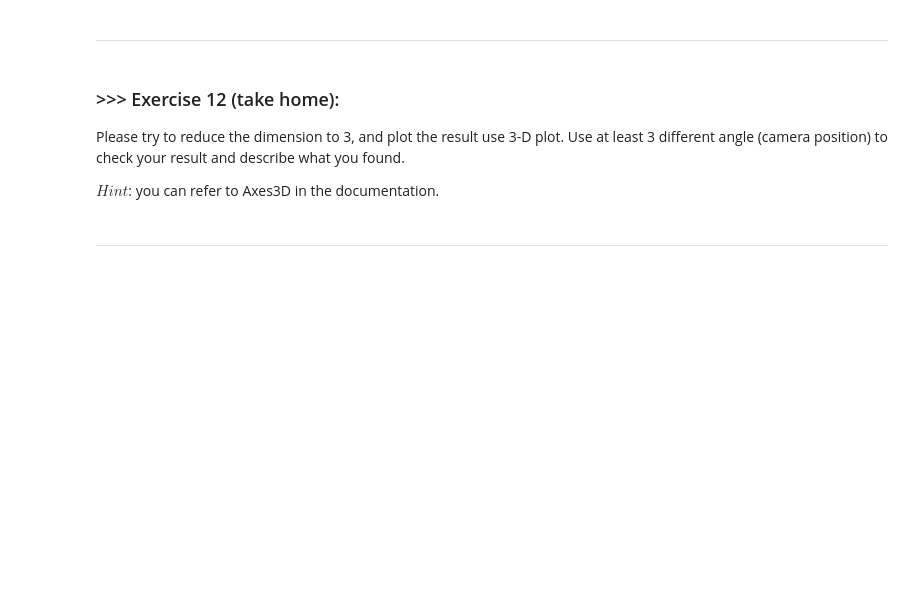
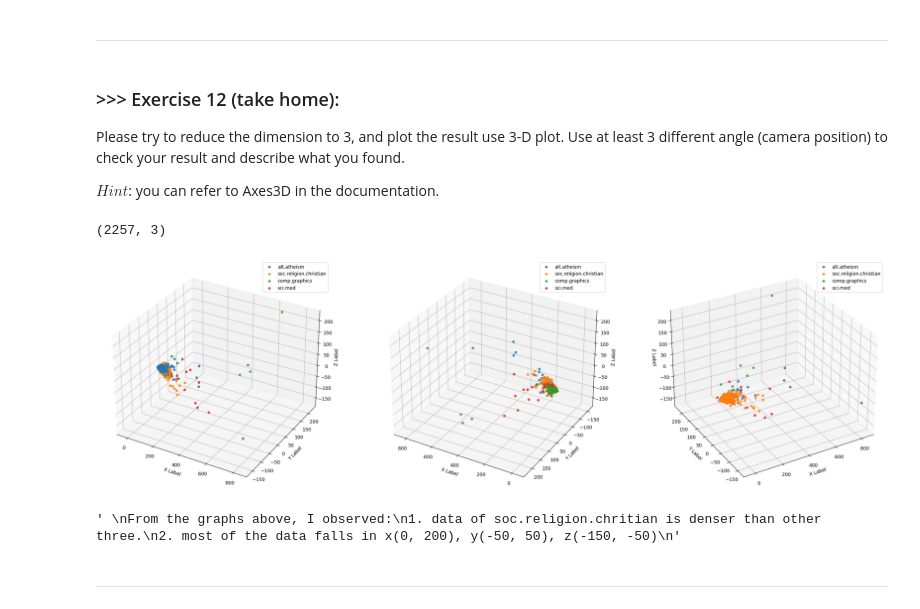
Before and after one commit to Henry0517code/DM2023-Lab1-Master, a Jupyter notebook: DM2023-Lab1-Master.ipynb, the cells around one changed output. Drawn from its saved outputs; the diff is of its cells as text; code cells hidden in the pictures; blank space fills up the shorter version.

```diff
--- a/DM2023-Lab1-Master.ipynb
+++ b/DM2023-Lab1-Master.ipynb
@@ -1221,0 +1296,6 @@ $Hint$: you can refer to Axes3D in the documentation.
+# %%
+# Answer here
+X_reduced_to3 = PCA(n_components=3).fit_transform(X_counts.toarray())
+X_reduced_to3.shape
+# %% [output]
+(2257, 3)
@@ -1222,3 +1304,48 @@ $Hint$: you can refer to Axes3D in the documentation.
+# %%
+
+fig = plt.figure(figsize=(30, 90))
+ax1 = fig.add_subplot(1, 3, 1, projection='3d')
+ax2 = fig.add_subplot(1, 3, 2, projection='3d')
+ax3 = fig.add_subplot(1, 3, 3, projection='3d')
+
+for c, category in zip(col, categories):
+    xs = X_reduced_to3[X['category_name'] == category].T[0]
+    ys = X_reduced_to3[X['category_name'] == category].T[1]
+    zs = X_reduced_to3[X['category_name'] == category].T[2]
+
+    ax1.scatter(xs, ys, zs, alpha=0.8, marker='o', label=category)
+    ax2.scatter(xs, ys, zs, alpha=0.8, marker='o', label=category)
+    ax3.scatter(xs, ys, zs, alpha=0.8, marker='o', label=category)
+
+ax1.set_xlabel('X Label')
+ax1.set_ylabel('Y Label')
+ax1.set_zlabel('Z Label')
+ax1.legend()
+
+ax2.set_xlabel('X Label')
+ax2.set_ylabel('Y Label')
+ax2.set_zlabel('Z Label')
+ax2.legend()
+
+ax3.set_xlabel('X Label')
+ax3.set_ylabel('Y Label')
+ax3.set_zlabel('Z Label')
+ax3.legend()
+
+ax2 = ax2.view_init(elev=30, azim=120)
+ax3 = ax3.view_init(elev=30, azim=240)
+
+plt.show()  # This final show is for the last camera angle
+# %% [output]
+[figure, added]
+# %%
+'''
+From the graphs above, I observed:
+1. data of soc.religion.chritian is denser than other three.
+2. most of the data falls in x(0, 200), y(-50, 50), z(-150, -50)
+'''
+# %% [output]
+' \nFrom the graphs above, I observed:\n1. data of soc.religion.chritian is denser than other three.\n2. most of the data falls in x(0, 200), y(-50, 50), z(-150, -50)\n'
 # %% [markdown]
 ---
 # %% [markdown]
```
Also changed, not shown: parts of 46 cells of this notebook, 1 other file.
